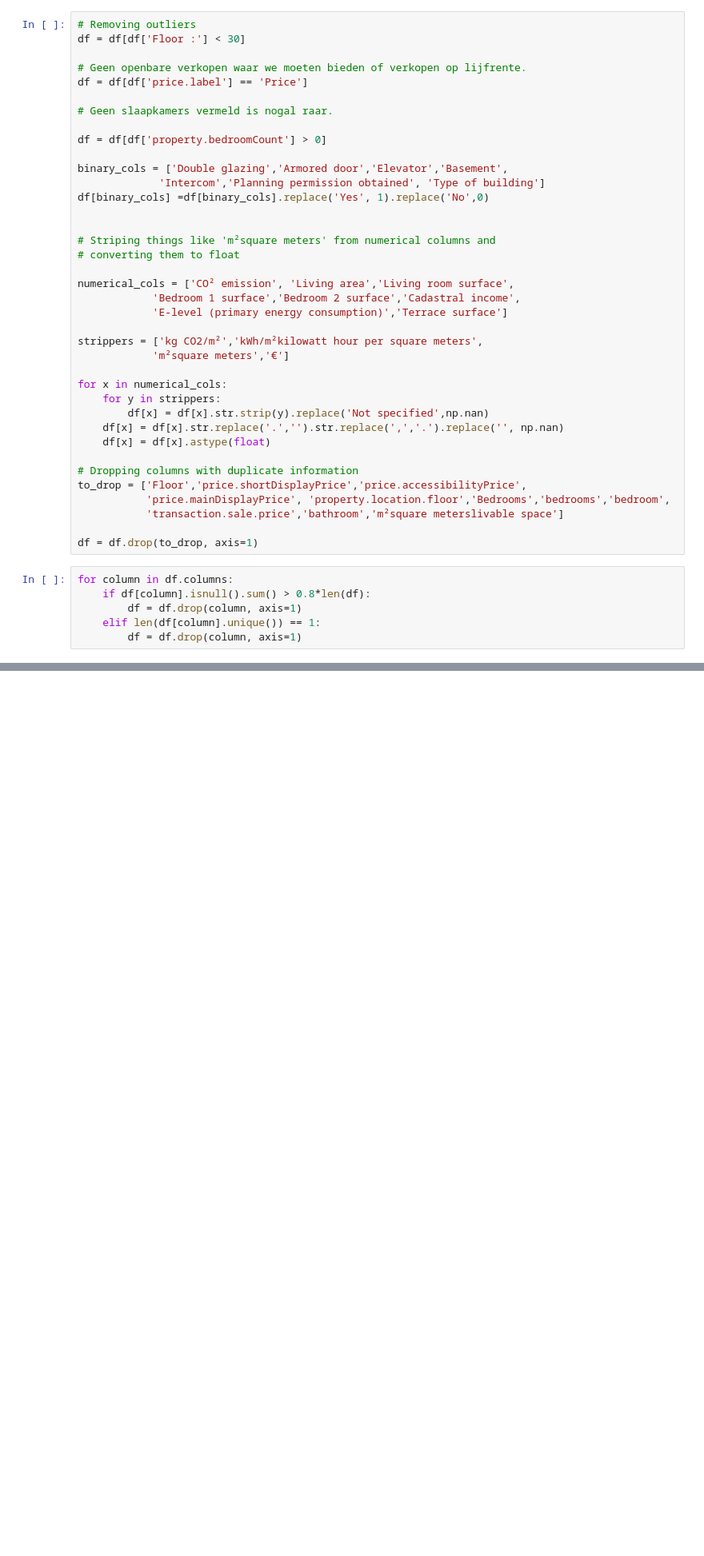
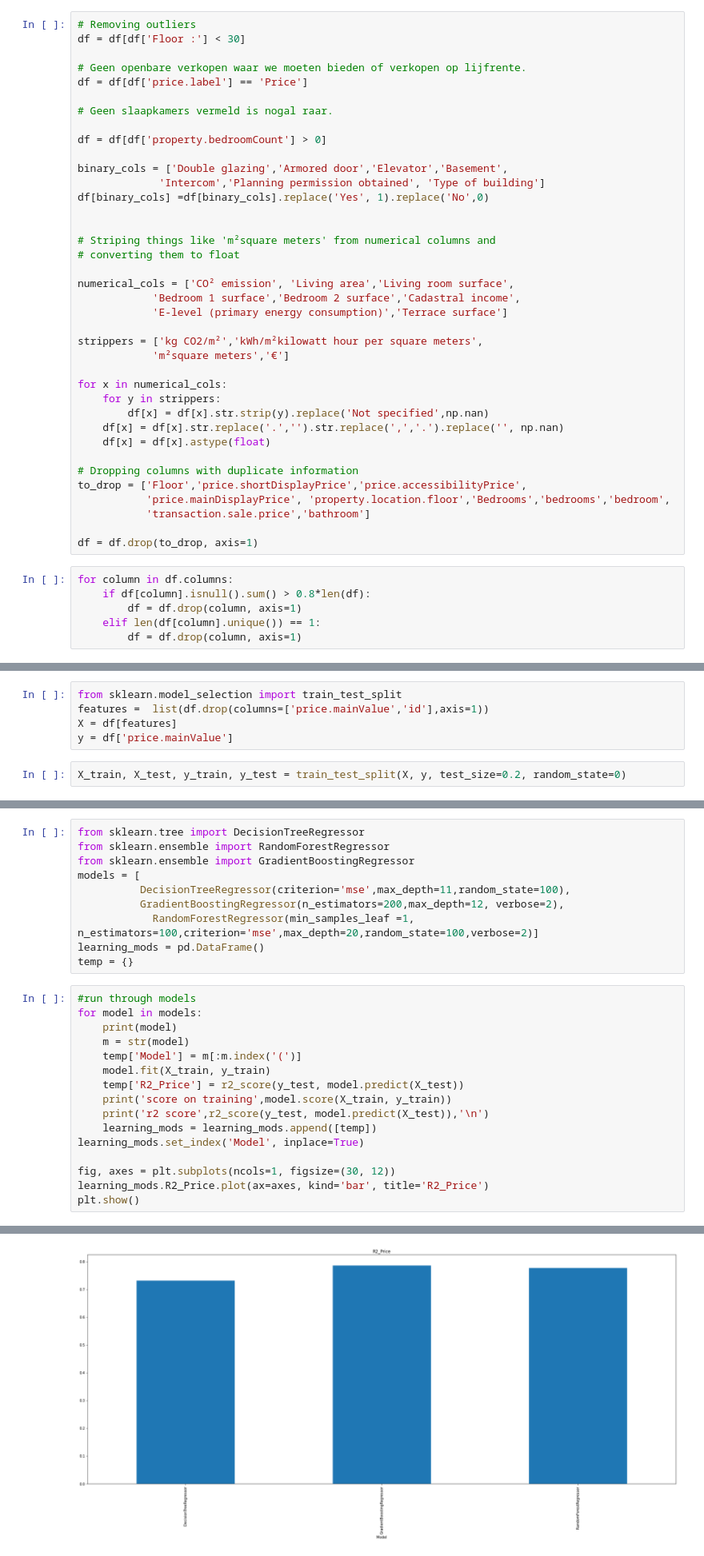
Before and after one commit to JonasHeymans/appartementen, a Jupyter notebook: preprocessing.ipynb, the cells around one changed output, grey strips where cells are left out. Shown at 80% size. Drawn from its saved outputs; the diff is of its cells as text; blank space fills up the shorter version.

```diff
--- a/preprocessing.ipynb
+++ b/preprocessing.ipynb
@@ -51,7 +53,7 @@ for x in numerical_cols:
 # Dropping columns with duplicate information
 to_drop = ['Floor','price.shortDisplayPrice','price.accessibilityPrice',
            'price.mainDisplayPrice', 'property.location.floor','Bedrooms','bedrooms','bedroom',
-           'transaction.sale.price','bathroom','m²square meterslivable space']
+           'transaction.sale.price','bathroom']
 
 df = df.drop(to_drop, axis=1)
 # %%
@@ -121,0 +136,7 @@ df.to_pickle('files/preprosessed.pkl')
+# %%
+from sklearn.model_selection import train_test_split
+features =  list(df.drop(columns=['price.mainValue','id'],axis=1))
+X = df[features]
+y = df['price.mainValue']
+# %%
+X_train, X_test, y_train, y_test = train_test_split(X, y, test_size=0.2, random_state=0)
@@ -121,0 +156,27 @@ df.to_pickle('files/preprosessed.pkl')
+# %%
+from sklearn.tree import DecisionTreeRegressor
+from sklearn.ensemble import RandomForestRegressor
+from sklearn.ensemble import GradientBoostingRegressor
+models = [
+          DecisionTreeRegressor(criterion='mse',max_depth=11,random_state=100),
+          GradientBoostingRegressor(n_estimators=200,max_depth=12, verbose=2),
+            RandomForestRegressor(min_samples_leaf =1, n_estimators=100,criterion='mse',max_depth=20,random_state=100,verbose=2)]
+learning_mods = pd.DataFrame()
+temp = {}
+# %%
+#run through models
+for model in models:
+    print(model)
+    m = str(model)
+    temp['Model'] = m[:m.index('(')]
+    model.fit(X_train, y_train)
+    temp['R2_Price'] = r2_score(y_test, model.predict(X_test))
+    print('score on training',model.score(X_train, y_train))
+    print('r2 score',r2_score(y_test, model.predict(X_test)),'\n')
+    learning_mods = learning_mods.append([temp])
+learning_mods.set_index('Model', inplace=True)
+
+fig, axes = plt.subplots(ncols=1, figsize=(30, 12))
+learning_mods.R2_Price.plot(ax=axes, kind='bar', title='R2_Price')
+plt.show()
+# %% [output]
@@ -121,0 +230 @@ df.to_pickle('files/preprosessed.pkl')
+[figure, added]
```
Also changed, not shown: parts of 15 cells of this notebook.
